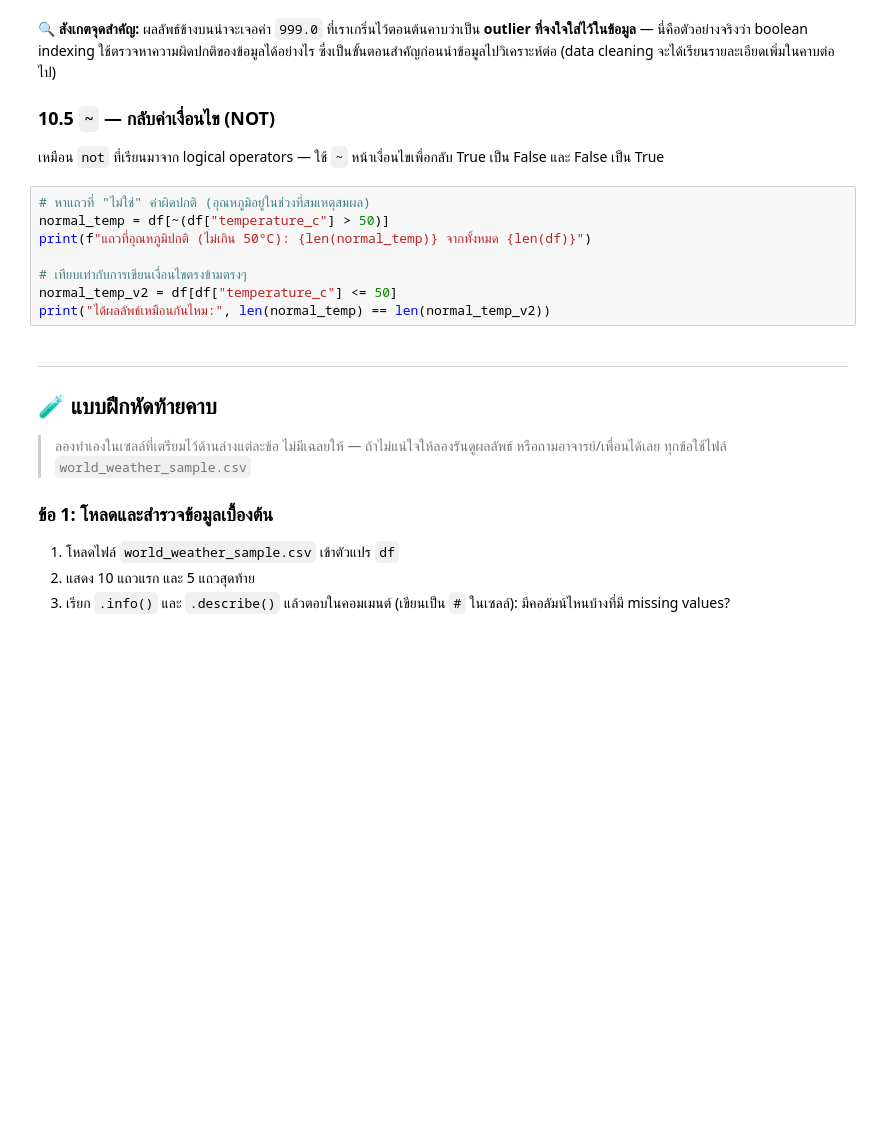
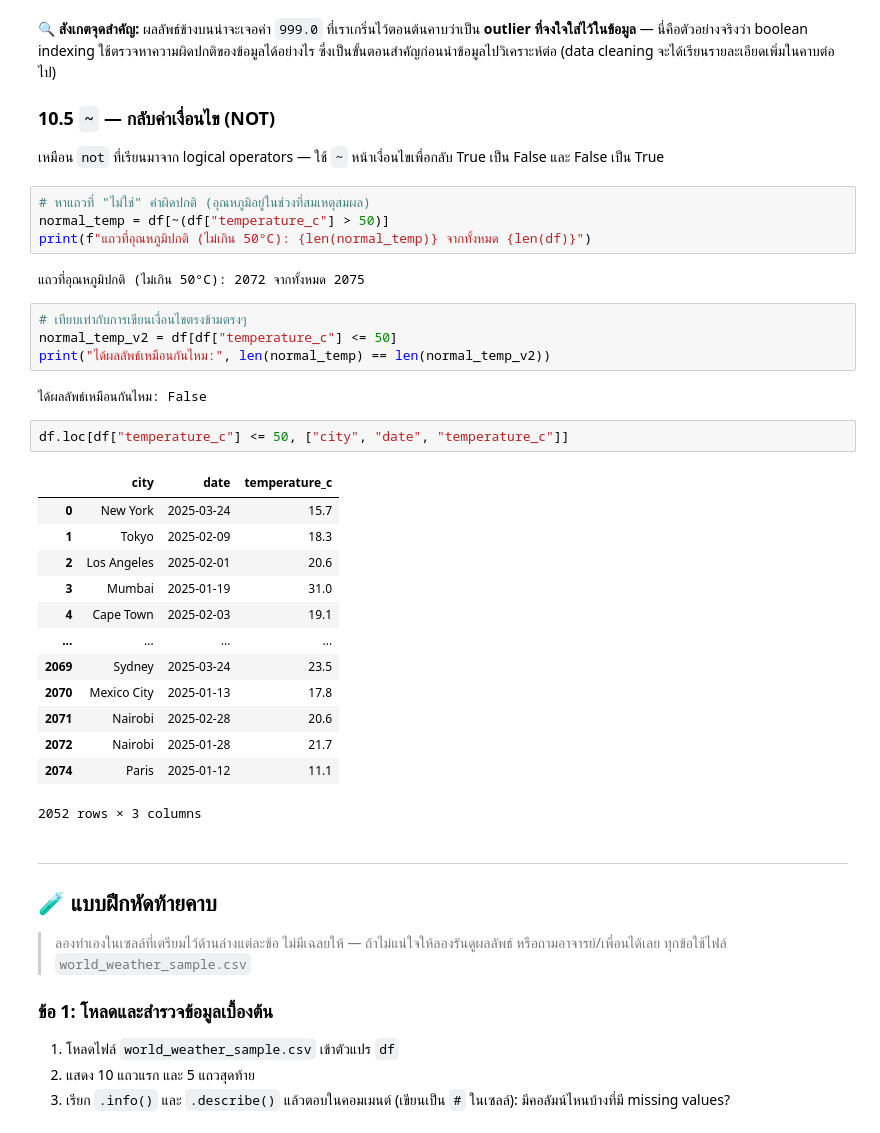
Before and after one commit to type3005/corsework, a Jupyter notebook: สำเนาของ_SC612104_Session08_Pandas_Basics.ipynb, the cells around one changed output. Cells and saved outputs as stored; diff of their text form; blank space fills up the shorter version.

```diff
--- a/สำเนาของ_SC612104_Session08_Pandas_Basics.ipynb
+++ b/สำเนาของ_SC612104_Session08_Pandas_Basics.ipynb
@@ -413,10 +725,30 @@ print(f"\nพบ {len(result)} แถวที่อุณหภูมิเก
 # หาแถวที่ "ไม่ใช่" ค่าผิดปกติ (อุณหภูมิอยู่ในช่วงที่สมเหตุสมผล)
 normal_temp = df[~(df["temperature_c"] > 50)]
 print(f"แถวที่อุณหภูมิปกติ (ไม่เกิน 50°C): {len(normal_temp)} จากทั้งหมด {len(df)}")
-
-# เทียบเท่ากับการเขียนเงื่อนไขตรงข้ามตรงๆ
-normal_temp_v2 = df[df["temperature_c"] <= 50]
-print("ได้ผลลัพธ์เหมือนกันไหม:", len(normal_temp) == len(normal_temp_v2))
+# %% [output]
+แถวที่อุณหภูมิปกติ (ไม่เกิน 50°C): 2072 จากทั้งหมด 2075
+# %%
+# เทียบเท่ากับการเขียนเงื่อนไขตรงข้ามตรงๆ
+normal_temp_v2 = df[df["temperature_c"] <= 50]
+print("ได้ผลลัพธ์เหมือนกันไหม:", len(normal_temp) == len(normal_temp_v2))
+# %% [output]
+ได้ผลลัพธ์เหมือนกันไหม: False
+# %%
+df.loc[df["temperature_c"] <= 50, ["city", "date", "temperature_c"]]
+# %% [output]
+|  | city | date | temperature_c |
+| 0 | New York | 2025-03-24 | 15.7 |
+| 1 | Tokyo | 2025-02-09 | 18.3 |
+| 2 | Los Angeles | 2025-02-01 | 20.6 |
+| 3 | Mumbai | 2025-01-19 | 31.0 |
+| 4 | Cape Town | 2025-02-03 | 19.1 |
+| ... | ... | ... | ... |
+| 2069 | Sydney | 2025-03-24 | 23.5 |
+| 2070 | Mexico City | 2025-01-13 | 17.8 |
+| 2071 | Nairobi | 2025-02-28 | 20.6 |
+| 2072 | Nairobi | 2025-01-28 | 21.7 |
+| 2074 | Paris | 2025-01-12 | 11.1 |
+2052 rows × 3 columns
 # %% [markdown]
 ---
 ## 🧪 แบบฝึกหัดท้ายคาบ
```
Also changed, not shown: parts of 37 cells of this notebook.
